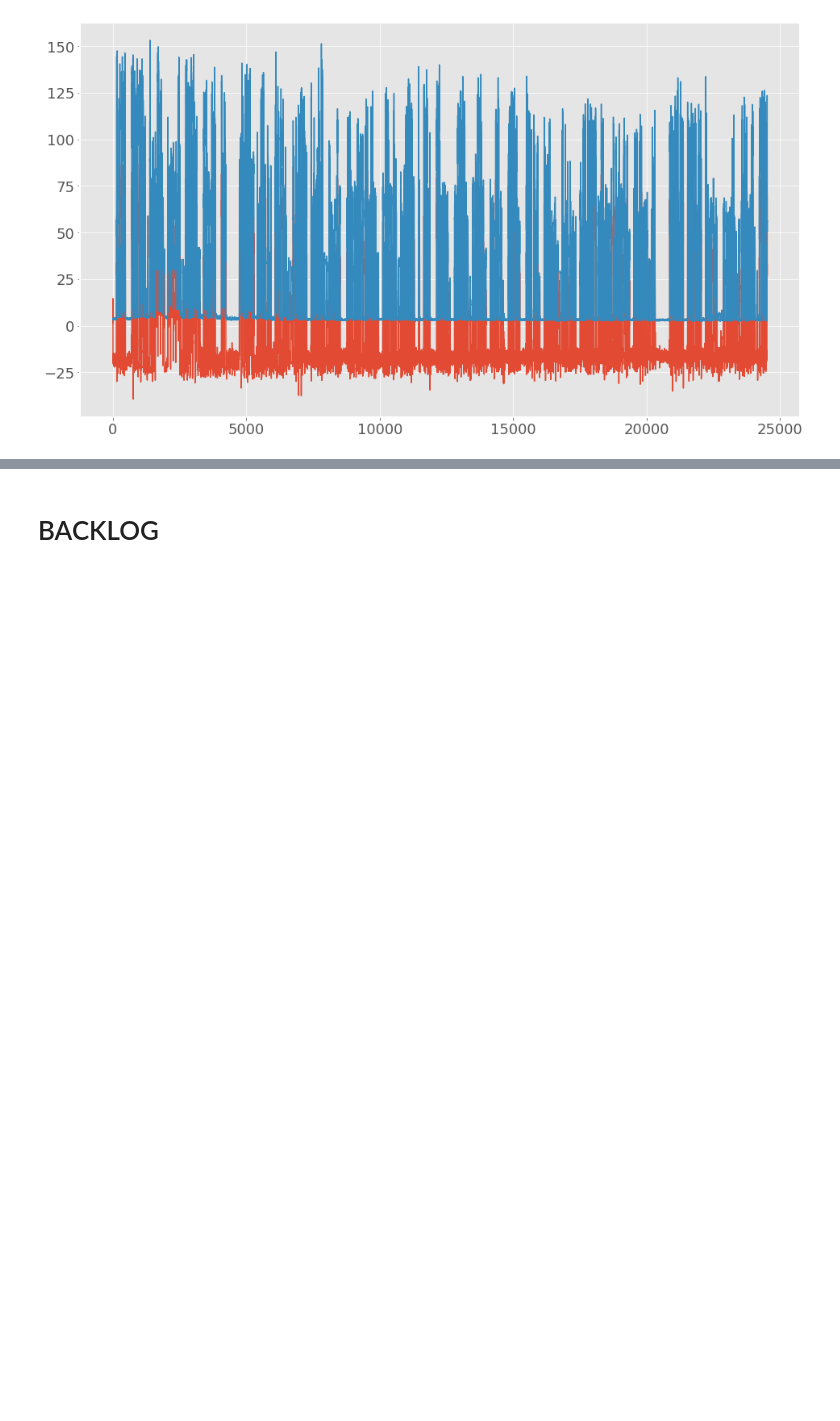
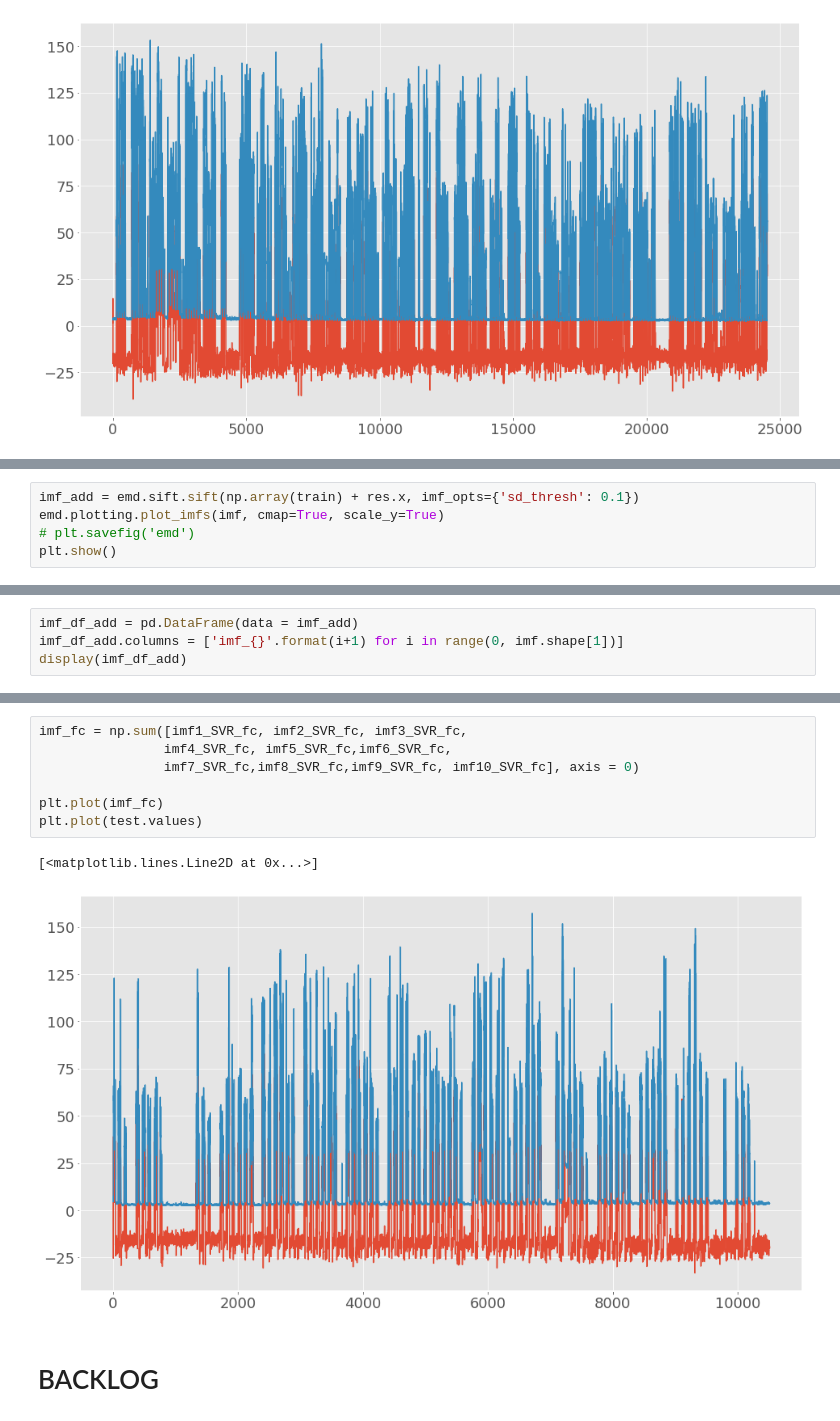
Before and after one commit to ImPerplexed/Thesis_212_BuiTuanKiet, a Jupyter notebook: thesis.ipynb, the cells around one changed output, grey strips where cells are left out. Cells and saved outputs as stored; diff of their text form; blank space fills up the shorter version.

```diff
--- a/thesis.ipynb
+++ b/thesis.ipynb
@@ -601,0 +590,5 @@ Root Mean Square Error:
+# %%
+imf_add = emd.sift.sift(np.array(train) + res.x, imf_opts={'sd_thresh': 0.1})
+emd.plotting.plot_imfs(imf, cmap=True, scale_y=True)
+# plt.savefig('emd')
+plt.show()
@@ -601,0 +598,4 @@ Root Mean Square Error:
+# %%
+imf_df_add = pd.DataFrame(data = imf_add)
+imf_df_add.columns = ['imf_{}'.format(i+1) for i in range(0, imf.shape[1])]
+display(imf_df_add)
@@ -602,3 +656,13 @@ Root Mean Square Error:
+# %%
+imf_fc = np.sum([imf1_SVR_fc, imf2_SVR_fc, imf3_SVR_fc,
+                imf4_SVR_fc, imf5_SVR_fc,imf6_SVR_fc,
+                imf7_SVR_fc,imf8_SVR_fc,imf9_SVR_fc, imf10_SVR_fc], axis = 0)
+
+plt.plot(imf_fc)
+plt.plot(test.values)
+# %% [output]
+[<matplotlib.lines.Line2D at 0x...>]
+[figure, added]
 # %% [markdown]
 # BACKLOG
 # %%
```
Also changed, not shown: parts of 21 cells of this notebook.
